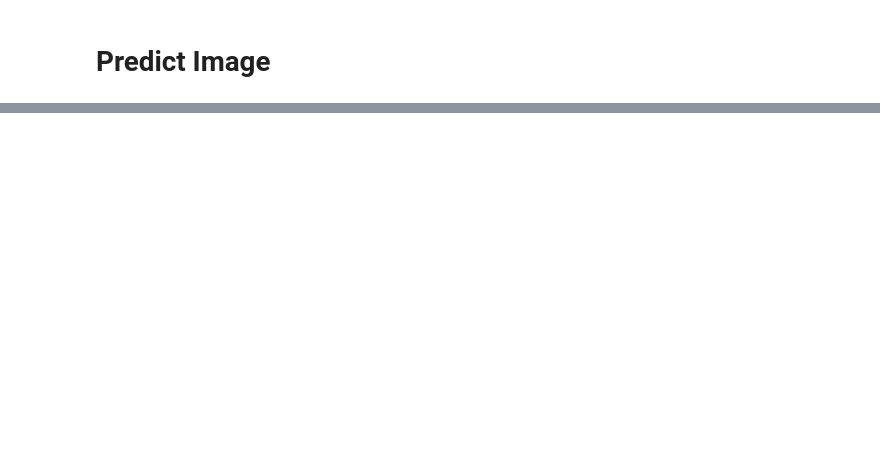
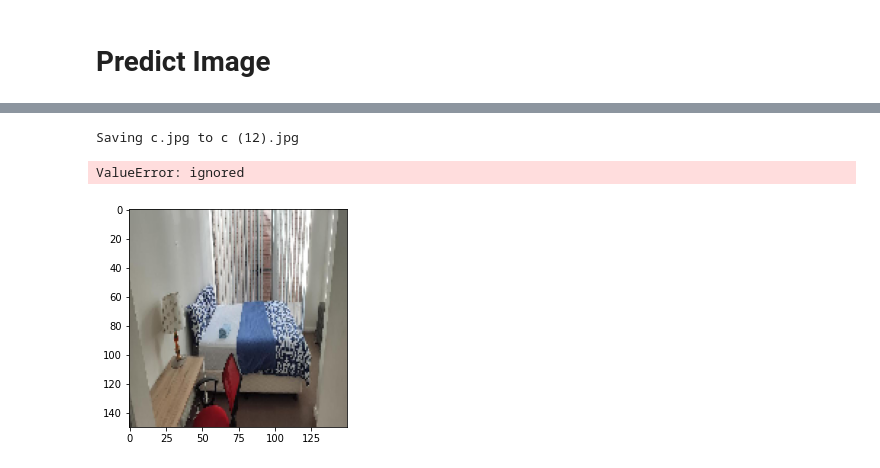
Before and after one commit to insancs/clean-messy-rooms, a Jupyter notebook: CNN_Clean_vs_Messy_Room.ipynb, the cells around one changed output, grey strips where cells are left out. Cells and saved outputs as stored; diff of their text form; code cells hidden in the pictures; blank space fills up the shorter version.

```diff
--- a/CNN_Clean_vs_Messy_Room.ipynb
+++ b/CNN_Clean_vs_Messy_Room.ipynb
@@ -230,0 +231,46 @@ The room is messy
+# %%
+# Define predict function
+def predict_image(image_upload, model = model):
+  im = image_upload
+  im_array = np.asarray(im)
+  im_array = im_array * (1/225)
+  im_input = tf.reshape(im_array, shape = [1, 150, 150, 3])
+
+  predict_array = model.predict(im_input)[0]
+
+  import pandas as pd
+  df = pd.DataFrame(predict_array)
+  df = df.rename({0:'Probability'}, axis='columns')
+  rooms = ['clean', 'messy']
+
+  df['Rooms'] = rooms
+  df = df[['Rooms', 'Probability']]
+
+  predict_label = np.argmax(model.predict(im_input))
+
+  if predict_label == 0:
+    predict_room = 'Clean'
+  else:
+    predict_room = 'Messy'
+
+  return predict_room, df
+# %%
+uploaded = files.upload()
+
+for fn in uploaded.keys():
+  path = fn
+  img = image.load_img(path, target_size=(150, 150))
+  imgplot = plt.imshow(img)
+  x = image.img_to_array(img)
+  x = np.expand_dims(x, axis=0)
+  img = np.vstack([x])
+
+label, df = predict_image(img)
+
+print('\n')
+plt.show()
+print("\nThe image is detected as " + label)
+print('\n')
+print(df)
+print('\n')
+# %% [output]
@@ -230,0 +278,3 @@ The room is messy
+Saving c.jpg to c (12).jpg
+ValueError: ignored
+[figure, added]
```
Also changed, not shown: parts of 8 cells of this notebook.
